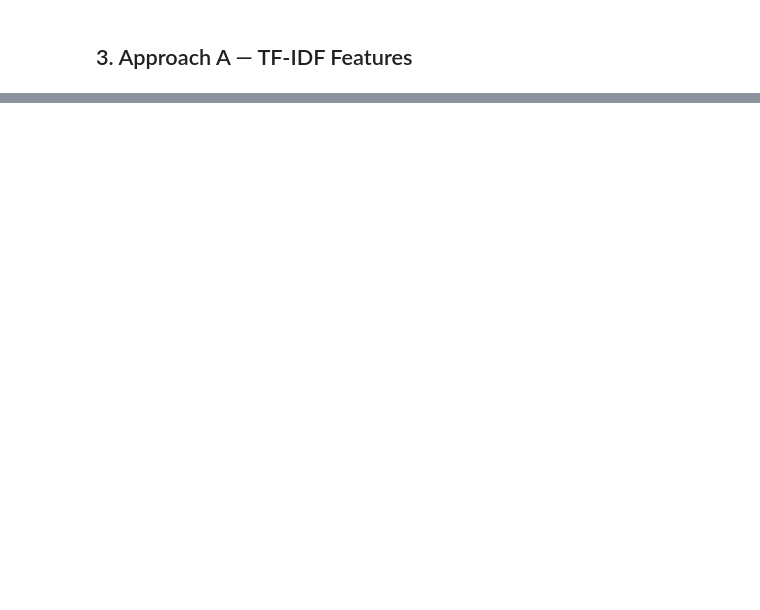
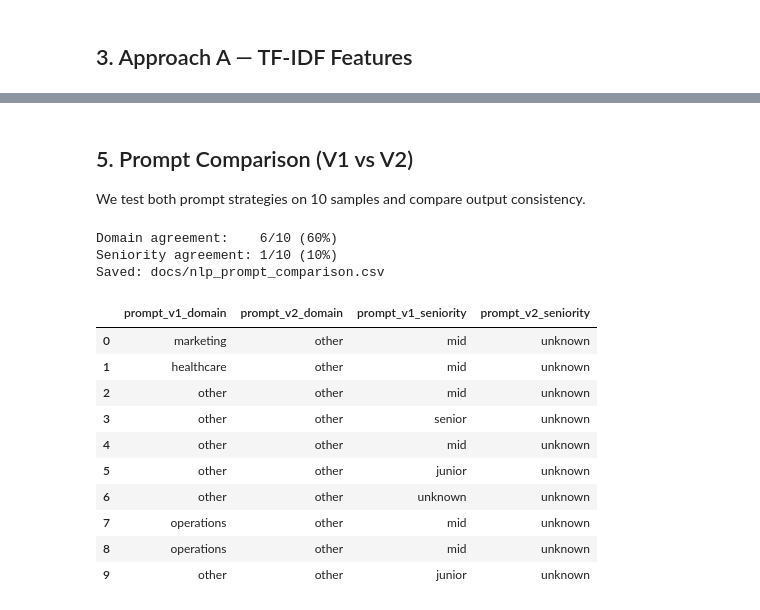
Before and after one commit to leonardo-ece/salary-predictor, a Jupyter notebook: notebooks/02_nlp_features.ipynb, the cells around one changed output, grey strips where cells are left out. Saved outputs shown, nothing was run; the diff lists cells and outputs as text; code cells hidden in the pictures; blank space fills up the shorter version.

```diff
--- a/notebooks/02_nlp_features.ipynb
+++ b/notebooks/02_nlp_features.ipynb
@@ -26,10 +61,9 @@ def clean_text(text):
     if not isinstance(text, str):
         return ''
     text = text.lower()
-    text = re.sub(r'<[^>]+>', ' ', text)       # remove HTML tags
-    text = re.sub(r'[^a-z\s]', ' ', text)      # keep only letters
-    text = re.sub(r'\s+', ' ', text).strip()   # normalize whitespace
-    return text
+    text = re.sub(r'<[^>]+>', ' ', text)
+    text = re.sub(r'[^a-z\s]', ' ', text)
+    return re.sub(r'\s+', ' ', text).strip()
 
 df['description_clean'] = df['description'].apply(clean_text)
 print('Sample cleaned text:')
@@ -120,0 +206,40 @@ print(json.dumps(result, indent=2))
+# %% [markdown]
+## 5. Prompt Comparison (V1 vs V2)
+We test both prompt strategies on 10 samples and compare output consistency.
+# %%
+test_samples = df['description'].head(10).tolist()
+results_v1, results_v2 = [], []
+
+for desc in test_samples:
+    results_v1.append(extract_with_prompt(desc, PROMPT_V1))
+    results_v2.append(extract_with_prompt(desc, PROMPT_V2))
+
+domain_agree    = sum(r1['domain'] == r2['domain'] for r1, r2 in zip(results_v1, results_v2))
+seniority_agree = sum(r1['seniority_implied'] == r2['seniority_implied'] for r1, r2 in zip(results_v1, results_v2))
+print(f'Domain agreement:    {domain_agree}/10 ({domain_agree*10}%)')
+print(f'Seniority agreement: {seniority_agree}/10 ({seniority_agree*10}%)')
+
+comparison = pd.DataFrame({
+    'prompt_v1_domain':     [r['domain'] for r in results_v1],
+    'prompt_v2_domain':     [r['domain'] for r in results_v2],
+    'prompt_v1_seniority':  [r['seniority_implied'] for r in results_v1],
+    'prompt_v2_seniority':  [r['seniority_implied'] for r in results_v2],
+})
+comparison.to_csv('../docs/nlp_prompt_comparison.csv', index=False)
+print('Saved: docs/nlp_prompt_comparison.csv')
+comparison
+# %% [output]
+Domain agreement:    6/10 (60%)
+Seniority agreement: 1/10 (10%)
+Saved: docs/nlp_prompt_comparison.csv
+|  | prompt_v1_domain | prompt_v2_domain | prompt_v1_seniority | prompt_v2_seniority |
+| 0 | marketing | other | mid | unknown |
+| 1 | healthcare | other | mid | unknown |
+| 2 | other | other | mid | unknown |
+| 3 | other | other | senior | unknown |
+| 4 | other | other | mid | unknown |
+| 5 | other | other | junior | unknown |
+| 6 | other | other | unknown | unknown |
+| 7 | operations | other | mid | unknown |
+| 8 | operations | other | mid | unknown |
+| 9 | other | other | junior | unknown |
```
Also changed, not shown: parts of 16 cells of this notebook, 10 other files.
